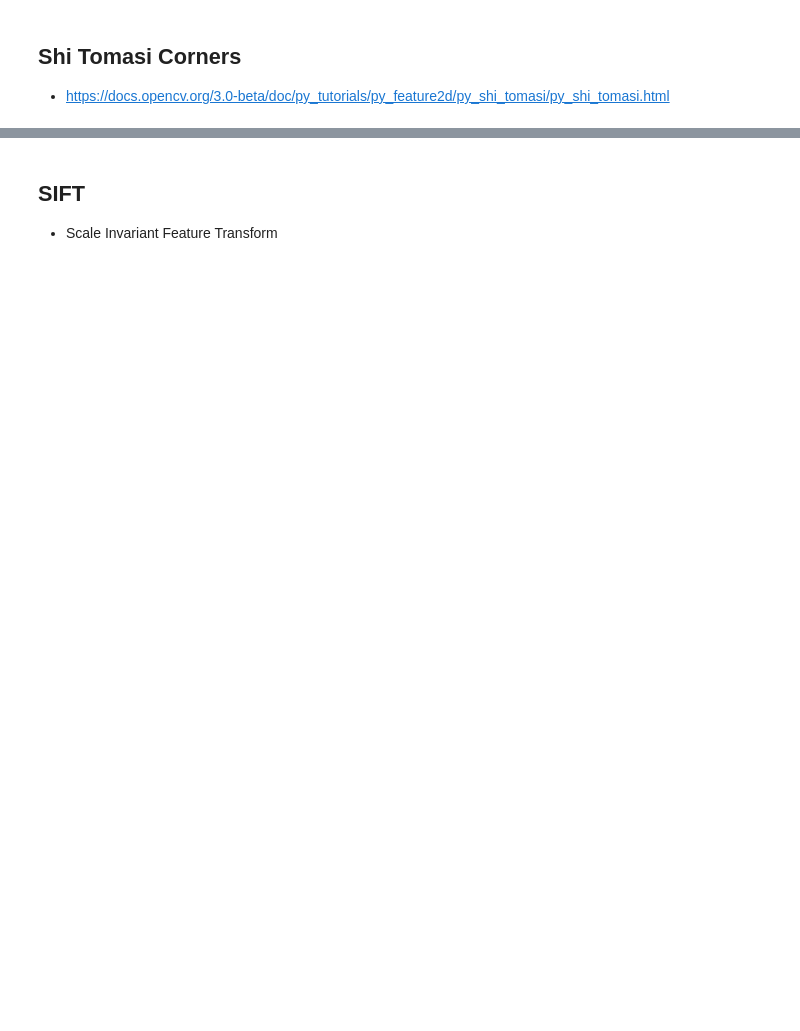
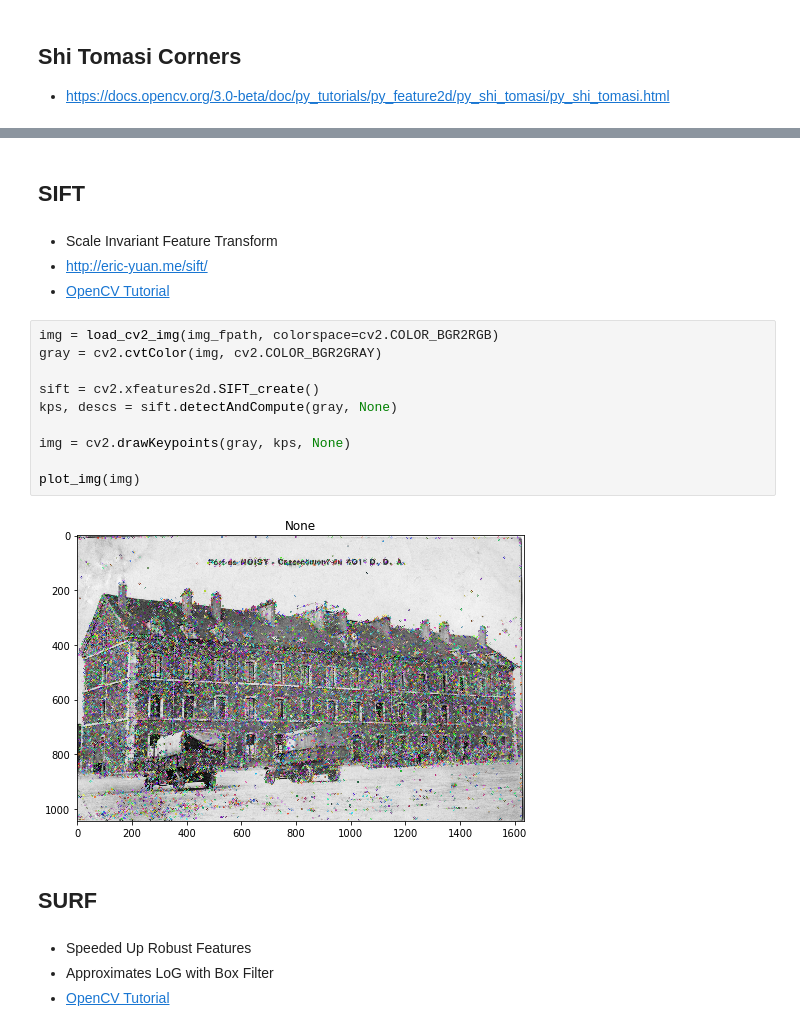
Before and after one commit to bfortuner/computer-vision, a Jupyter notebook: theory/Features.ipynb, the cells around one changed output, grey strips where cells are left out. Saved outputs shown, nothing was run; the diff lists cells and outputs as text; blank space fills up the shorter version.

```diff
--- a/theory/Features.ipynb
+++ b/theory/Features.ipynb
@@ -128,4 +168,24 @@ plot_img(img)
 # %% [markdown]
 ## SIFT
-
-* Scale Invariant Feature Transform
+# %% [markdown]
+* Scale Invariant Feature Transform
+* http://eric-yuan.me/sift/
+* [OpenCV Tutorial](https://docs.opencv.org/3.3.0/da/df5/tutorial_py_sift_intro.html)
+# %%
+img = load_cv2_img(img_fpath, colorspace=cv2.COLOR_BGR2RGB)
+gray = cv2.cvtColor(img, cv2.COLOR_BGR2GRAY)
+
+sift = cv2.xfeatures2d.SIFT_create()
+kps, descs = sift.detectAndCompute(gray, None)
+
+img = cv2.drawKeypoints(gray, kps, None)
+
+plot_img(img)
+# %% [output]
+[figure, added]
+# %% [markdown]
+## SURF
+# %% [markdown]
+* Speeded Up Robust Features
+* Approximates LoG with Box Filter
+* [OpenCV Tutorial](http://opencv-python-tutroals.readthedocs.io/en/latest/py_tutorials/py_feature2d/py_surf_intro/py_surf_intro.html#surf)
```
Also changed, not shown: parts of 29 cells of this notebook, 4 other files.
